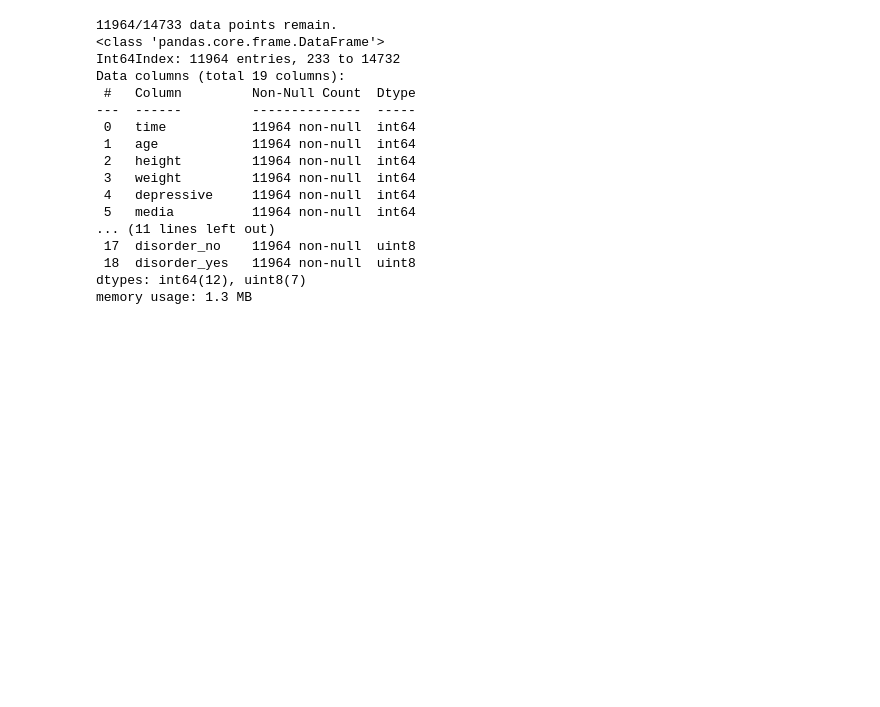
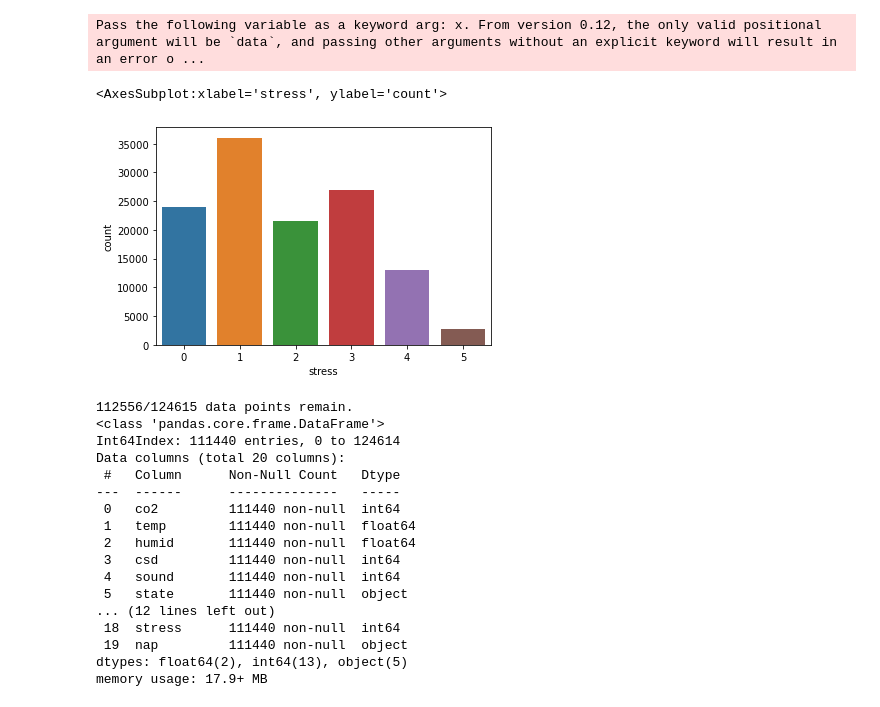
Before and after one commit to tnqkr98/Multivariate-Multiple-Regression-Model-Practice, a Jupyter notebook: bestEnvPredict.ipynb, the cells around one changed output. Drawn from its saved outputs; the diff is of its cells as text; code cells hidden in the pictures; blank space fills up the shorter version.

```diff
--- a/bestEnvPredict.ipynb
+++ b/bestEnvPredict.ipynb
@@ -118,12 +141,35 @@ def
+# %%
+sample_data = pd.read_csv("sample.csv")
+idx_zero_temp = sample_data[sample_data['stress'] == -1].index
+sample_data = sample_data.drop(idx_zero_temp)
+sns.countplot(sample_data['stress'])
+# sns.countplot(sample_data['age'])
+# sns.countplot(sample_data['weight'])
+# sns.countplot(sample_data['height'])
+# sns.countplot(sample_data['media'])
+# sns.countplot(sample_data['liquor'])
+# sns.countplot(sample_data['smoke'])
+# sns.countplot(sample_data['caffeine'])
+# sns.countplot(sample_data['exercise'])
+# sns.countplot(sample_data['stress'])
+# %% [output]
+Pass the following variable as a keyword arg: x. From version 0.12, the only valid positional argument will be `data`, and passing other arguments without an explicit keyword will result in an error o ...
+<AxesSubplot:xlabel='stress', ylabel='count'>
+[figure, added]
 # %%
 sample_data = pd.read_csv("sample.csv")
-sample_data = remove_outliers(sample_data, "co2", 0.1, 0.9)
+sample_data = remove_outliers(sample_data, "co2", 0.05, 0.95)
+idx_zero_temp = sample_data[sample_data['temp'] == 0].index
+sample_data = sample_data.drop(idx_zero_temp)
+idx_zero_temp = sample_data[sample_data['stress'] == -1].index
+sample_data = sample_data.drop(idx_zero_temp)
+sample_data.info(verbose=True, show_counts=True)
+
 sample_data = pd.get_dummies(sample_data)                       # Embedding
-
-x_data = sample_data.iloc[:, 6:]
-y_data = sample_data.iloc[:, [1, 2, 3, 4, 5]]
+x_data = sample_data.iloc[:, 5:]
+y_data = sample_data.iloc[:, [0, 1, 2, 3, 4]]
 x_train, x_test, y_train, y_test = train_test_split(x_data, y_data, test_size=0.1, random_state=42)
-x_data.info(verbose=True, show_counts=True)
+# x_data.info(verbose=True, show_counts=True)
 
 sc = StandardScaler()
 x_train_scaled = sc.fit_transform(x_train)
@@ -136,29 +182,28 @@ y_train_scaled = np.array(y_train_scaled, dtype=np.float32)
 x_test_scaled = np.array(x_test_scaled, dtype=np.float32)
 y_test_scaled = np.array(y_test_scaled, dtype=np.float32)
 
-inputs = torch.from_numpy(x_train_scaled)
-targets = torch.from_numpy(y_train_scaled)
-
-test_inputs = torch.from_numpy(x_test_scaled)
-test_targets = torch.from_numpy(y_test_scaled)
+inputs = x_train_scaled
+targets = y_train_scaled
+test_inputs = x_test_scaled
+test_targets = y_test_scaled
 # %% [output]
-11964/14733 data points remain.
+112556/124615 data points remain.
 <class 'pandas.core.frame.DataFrame'>
-Int64Index: 11964 entries, 233 to 14732
-Data columns (total 19 columns):
- #   Column         Non-Null Count  Dtype
----  ------         --------------  -----
- 0   time           11964 non-null  int64
- 1   age            11964 non-null  int64
- 2   height         11964 non-null  int64
- 3   weight         11964 non-null  int64
- 4   depressive     11964 non-null  int64
- 5   media          11964 non-null  int64
-... (11 lines left out)
- 17  disorder_no    11964 non-null  uint8
- 18  disorder_yes   11964 non-null  uint8
-dtypes: int64(12), uint8(7)
-memory usage: 1.3 MB
+Int64Index: 111440 entries, 0 to 124614
+Data columns (total 20 columns):
+ #   Column      Non-Null Count   Dtype
+---  ------      --------------   -----
+ 0   co2         111440 non-null  int64
+ 1   temp        111440 non-null  float64
+ 2   humid       111440 non-null  float64
+ 3   csd         111440 non-null  int64
+ 4   sound       111440 non-null  int64
+ 5   state       111440 non-null  object
+... (12 lines left out)
+ 18  stress      111440 non-null  int64
+ 19  nap         111440 non-null  object
+dtypes: float64(2), int64(13), object(5)
+memory usage: 17.9+ MB
 # %%
 print("Random Forest Regressor")
 RFRegModel = RandomForestRegressor(random_state=0).fit(inputs, targets)
```
Also changed, not shown: parts of 21 cells of this notebook, 1 other file.
